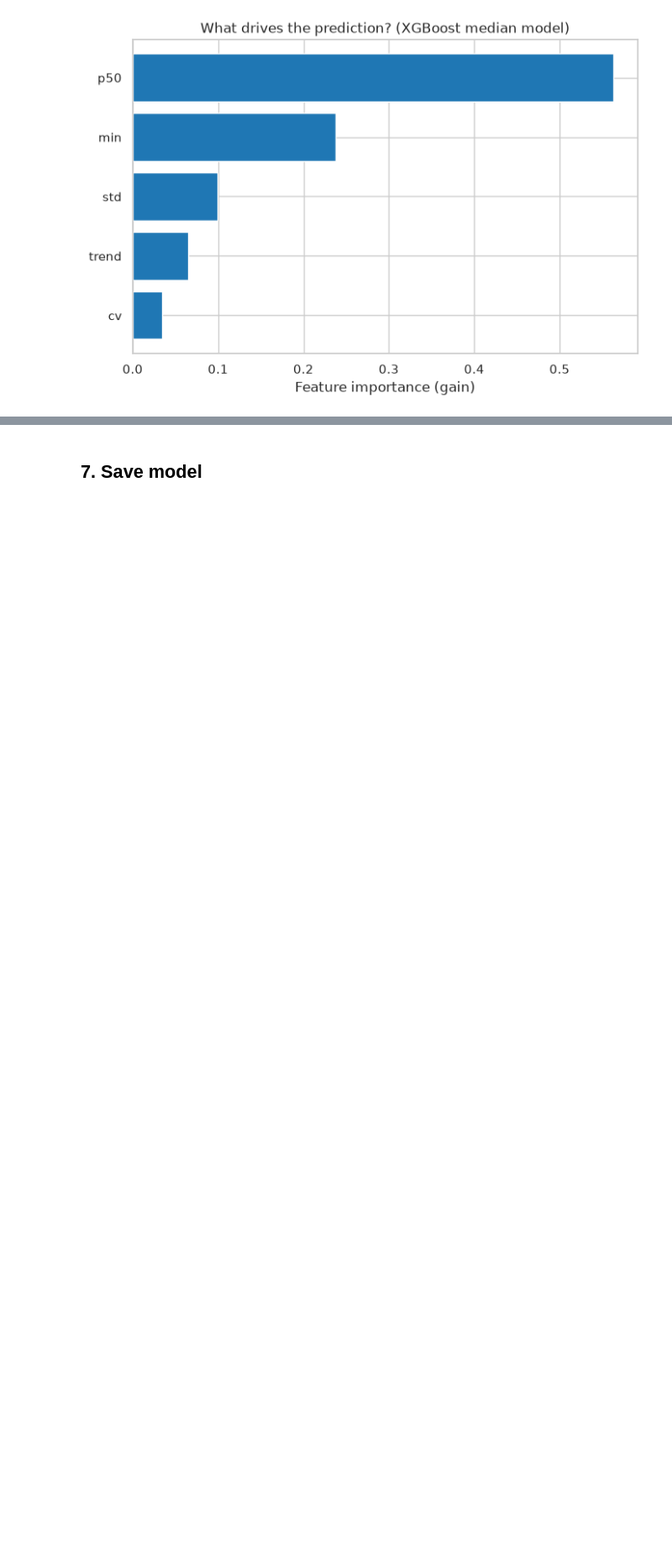
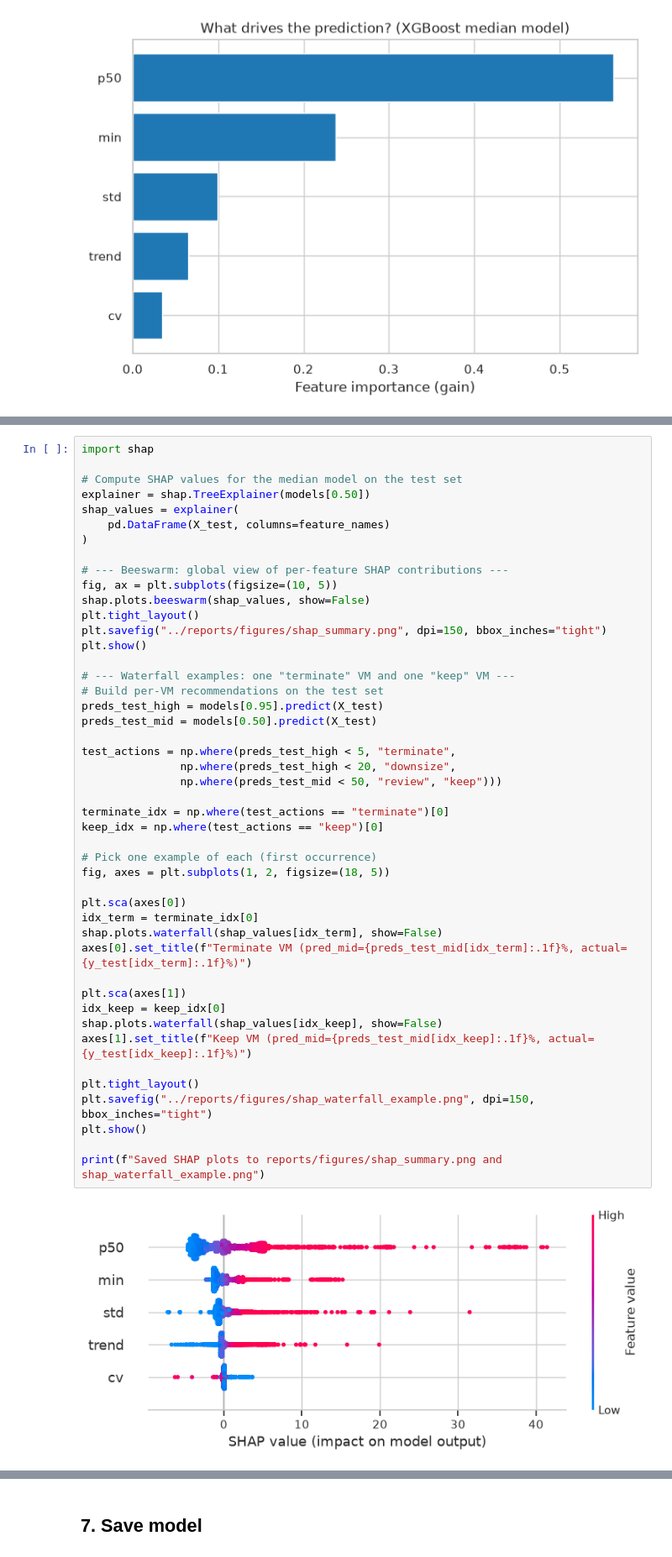
Before and after one commit to aroaxinping/cloud-cost-predictor, a Jupyter notebook: notebooks/03_predictive_model.ipynb, the cells around one changed output, grey strips where cells are left out. Shown at 84% size. Drawn from its saved outputs; the diff is of its cells as text; blank space fills up the shorter version.

```diff
--- a/notebooks/03_predictive_model.ipynb
+++ b/notebooks/03_predictive_model.ipynb
@@ -380,0 +421,48 @@ plt.show()
+# %%
+import shap
+
+# Compute SHAP values for the median model on the test set
+explainer = shap.TreeExplainer(models[0.50])
+shap_values = explainer(
+    pd.DataFrame(X_test, columns=feature_names)
+)
+
+# --- Beeswarm: global view of per-feature SHAP contributions ---
+fig, ax = plt.subplots(figsize=(10, 5))
+shap.plots.beeswarm(shap_values, show=False)
+plt.tight_layout()
+plt.savefig("../reports/figures/shap_summary.png", dpi=150, bbox_inches="tight")
+plt.show()
+
+# --- Waterfall examples: one "terminate" VM and one "keep" VM ---
+# Build per-VM recommendations on the test set
+preds_test_high = models[0.95].predict(X_test)
+preds_test_mid = models[0.50].predict(X_test)
+
+test_actions = np.where(preds_test_high < 5, "terminate",
+               np.where(preds_test_high < 20, "downsize",
+               np.where(preds_test_mid < 50, "review", "keep")))
+
+terminate_idx = np.where(test_actions == "terminate")[0]
+keep_idx = np.where(test_actions == "keep")[0]
+
+# Pick one example of each (first occurrence)
+fig, axes = plt.subplots(1, 2, figsize=(18, 5))
+
+plt.sca(axes[0])
+idx_term = terminate_idx[0]
+shap.plots.waterfall(shap_values[idx_term], show=False)
+axes[0].set_title(f"Terminate VM (pred_mid={preds_test_mid[idx_term]:.1f}%, actual={y_test[idx_term]:.1f}%)")
+
+plt.sca(axes[1])
+idx_keep = keep_idx[0]
+shap.plots.waterfall(shap_values[idx_keep], show=False)
+axes[1].set_title(f"Keep VM (pred_mid={preds_test_mid[idx_keep]:.1f}%, actual={y_test[idx_keep]:.1f}%)")
+
+plt.tight_layout()
+plt.savefig("../reports/figures/shap_waterfall_example.png", dpi=150, bbox_inches="tight")
+plt.show()
+
+print(f"Saved SHAP plots to reports/figures/shap_summary.png and shap_waterfall_example.png")
+# %% [output]
+[figure, added]
```
Also changed, not shown: parts of 4 cells of this notebook, 3 other files.
